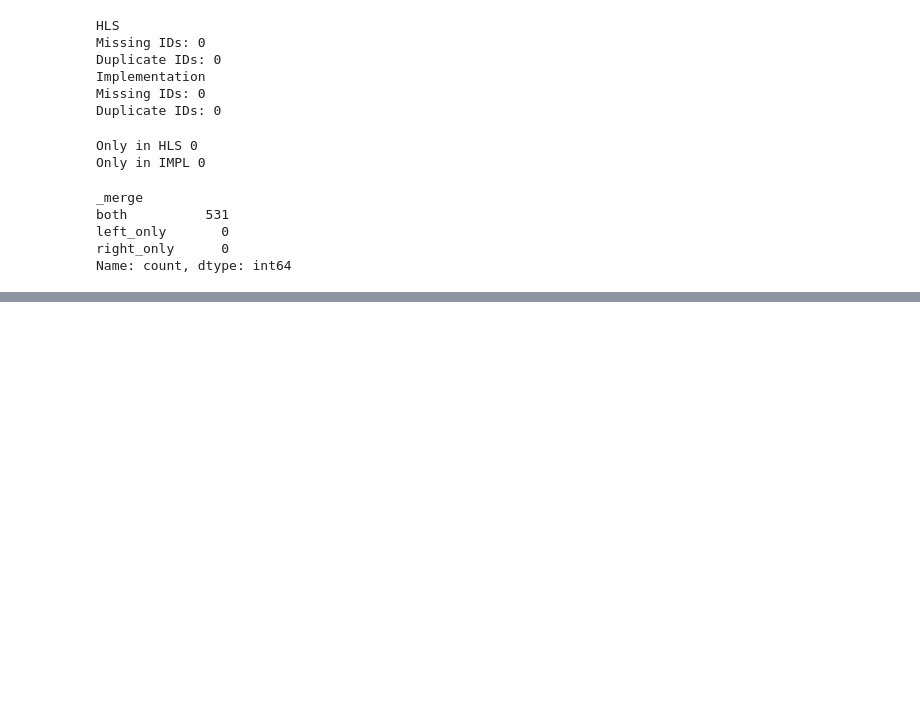
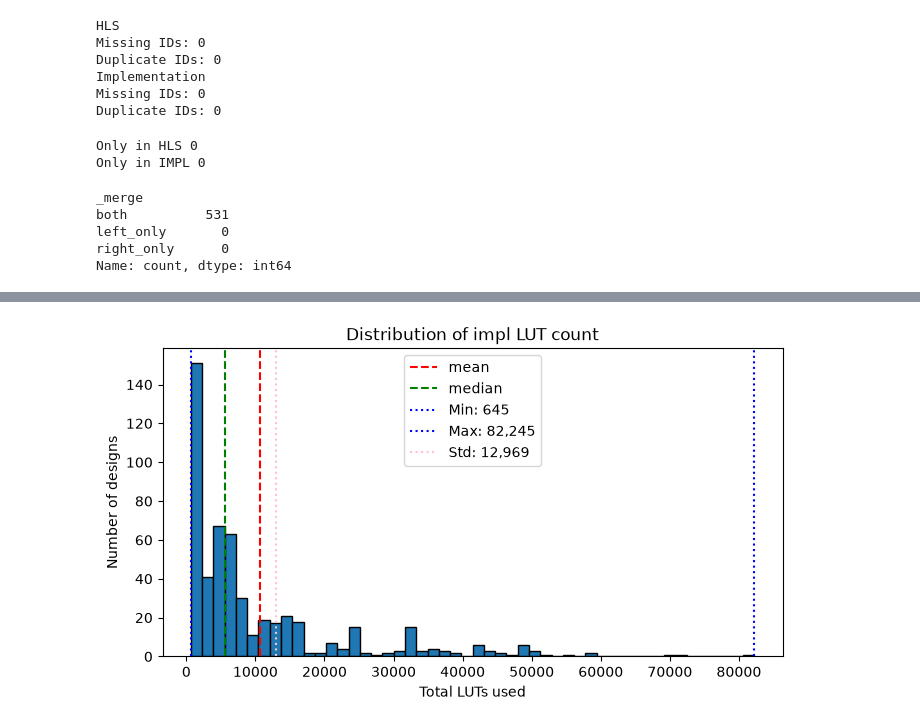
Before and after one commit to sahilbhatt89/CircuitCost, a Jupyter notebook: Data Exploration/understandDataset.ipynb, the cells around one changed output, grey strips where cells are left out. Cells and saved outputs as stored; diff of their text form; code cells hidden in the pictures; blank space fills up the shorter version.

```diff
--- a/Data Exploration/understandDataset.ipynb
+++ b/Data Exploration/understandDataset.ipynb
@@ -224,0 +354,56 @@ Name: count, dtype: int64
+# %%
+#Repeating smae for impl dataset
+
+plt.figure(figsize=(8,4))
+
+plt.hist(
+    impl["Total LUTs"].dropna(),
+    bins=50,
+    edgecolor = "black"
+)
+
+plt.xlabel("Total LUTs used")
+plt.ylabel("Number of designs")
+plt.title("Distribution of impl LUT count")
+
+plt.axvline(
+    impl["Total LUTs"].mean(),
+    color="red",
+    linestyle="--",
+    label="mean"
+)
+
+plt.axvline(
+    impl["Total LUTs"].median(),
+    color="green",
+    linestyle = "--",
+    label="median"
+)
+
+#Adding Minimum and Maximum
+
+plt.axvline(
+    impl["Total LUTs"].min(),
+    color="blue",
+    linestyle = ":",
+    label=f'Min: {impl["Total LUTs"].min():,.0f}'
+)
+
+plt.axvline(
+    impl["Total LUTs"].max(),
+    color="blue",
+    linestyle = ":",
+    label=f'Max: {impl["Total LUTs"].max():,.0f}'
+)
+
+plt.axvline(
+    impl["Total LUTs"].std(),
+    color="pink",
+    linestyle = ":",
+    label=f'Std: {impl["Total LUTs"].std():,.0f}'
+)
+
+plt.legend()
+plt.show()
+# %% [output]
+[figure, added]
```
Also changed, not shown: parts of 10 cells of this notebook.
